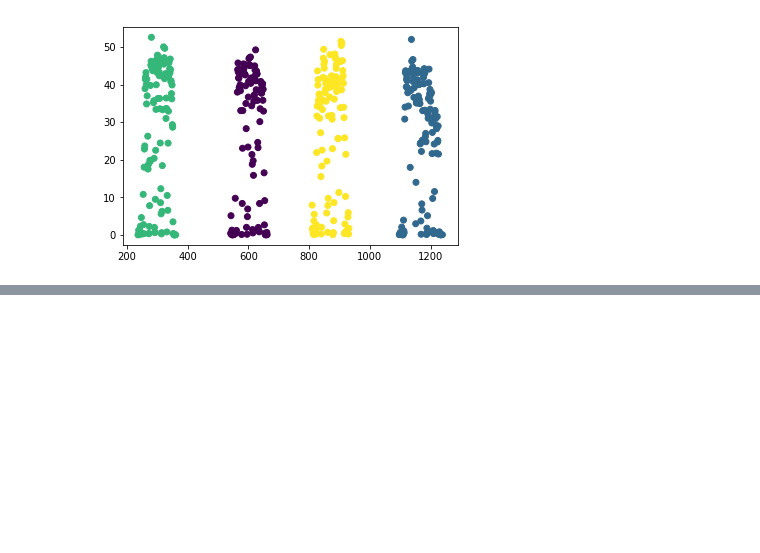
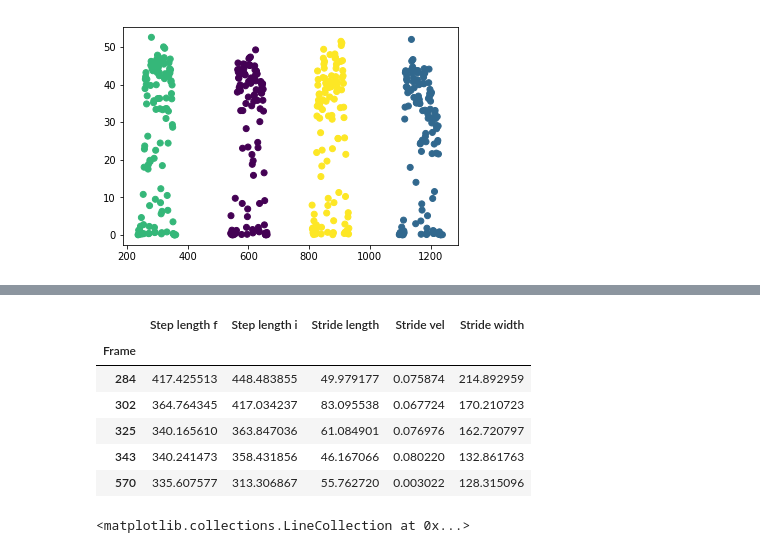
Before and after one commit to ajhynes7/side-view-depth-gait, a Jupyter notebook: Notebooks/peak_detection.ipynb, the cells around one changed output, grey strips where cells are left out. Cells and saved outputs as stored; diff of their text form; code cells hidden in the pictures; blank space fills up the shorter version.

```diff
--- a/Notebooks/peak_detection.ipynb
+++ b/Notebooks/peak_detection.ipynb
@@ -242,0 +145,54 @@ plt.scatter(cluster_0[:,0], cluster_0[:,1], c=labels, cmap='Accent')
+# %%
+def foot_dist_peaks(foot_dist, frame_labels):
+
+    frames = foot_dist.index.values.reshape(-1, 1)
+
+    # Extract upper foot distance values
+    rms = root_mean_square(foot_dist.values)
+
+    unique_labels = np.unique(frame_labels)
+
+    frame_list = []
+
+    # Each label represent one walking pass by the camera
+    for i in unique_labels:
+
+        # Upper foot distance values of one walking pass
+        upper_of_pass = (frame_labels == i) & (foot_dist > rms)
+
+        # Find centres of foot distance peaks with mean shift
+        input_frames = frames[upper_of_pass]
+        _, centroids, k = mean_shift(input_frames,
+                                     gaussian_kernel_shift, radius=5)
+
+        # Find the frames closest to the mean shift centroids
+        upper_pass_frames = frames[upper_of_pass]
+        centroid_frames = [closest_point(upper_pass_frames,
+                                         x)[0].item() for x in centroids]
+
+        frame_list.append(centroid_frames)
+
+    # Flatten list and sort to obtain peak frames from whole walking trial
+    peak_frames = sorted([x for sublist in frame_list for x in sublist])
+
+    return peak_frames
+# %%
+peak_frames = foot_dist_peaks(foot_dist, frame_labels)
+# %%
+gait_df = gait_dataframe(df_head_feet, peak_frames, k_means.labels_)
+# %%
+gait_df.head()
+# %% [output]
+|  | Step length f | Step length i | Stride length | Stride vel | Stride width |
+| Frame |  |  |  |  |  |
+| 284 | 417.425513 | 448.483855 | 49.979177 | 0.075874 | 214.892959 |
+| 302 | 364.764345 | 417.034237 | 83.095538 | 0.067724 | 170.210723 |
+| 325 | 340.165610 | 363.847036 | 61.084901 | 0.076976 | 162.720797 |
+| 343 | 340.241473 | 358.431856 | 46.167066 | 0.080220 | 132.861763 |
+| 570 | 335.607577 | 313.306867 | 55.762720 | 0.003022 | 128.315096 |
+# %%
+ax = plt.axes()
+ax.plot(foot_dist)
+ax.vlines(peak_frames, foot_dist.min(), foot_dist.max())
+# %% [output]
+<matplotlib.collections.LineCollection at 0x...>
```
Also changed, not shown: parts of 21 cells of this notebook, 4 other files.
